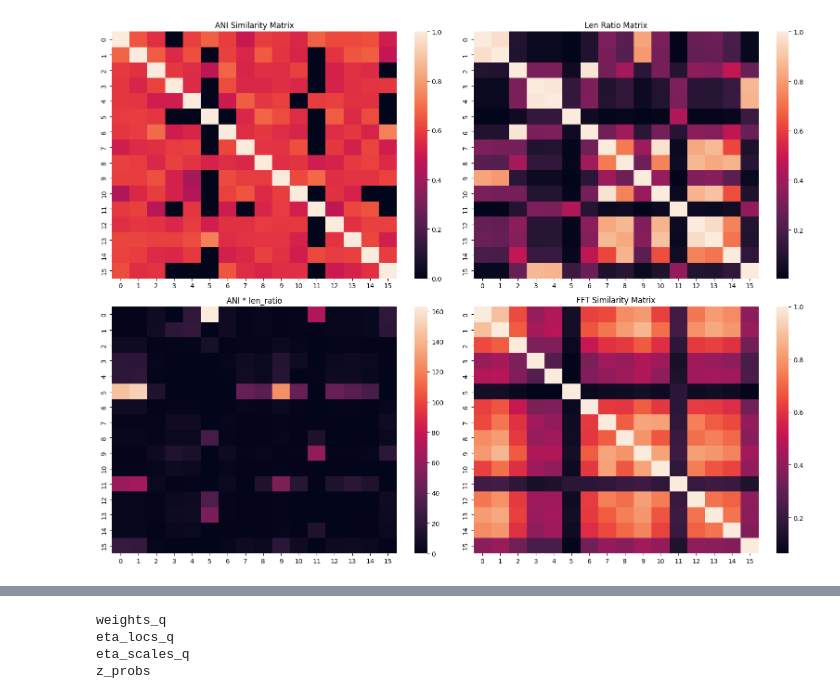
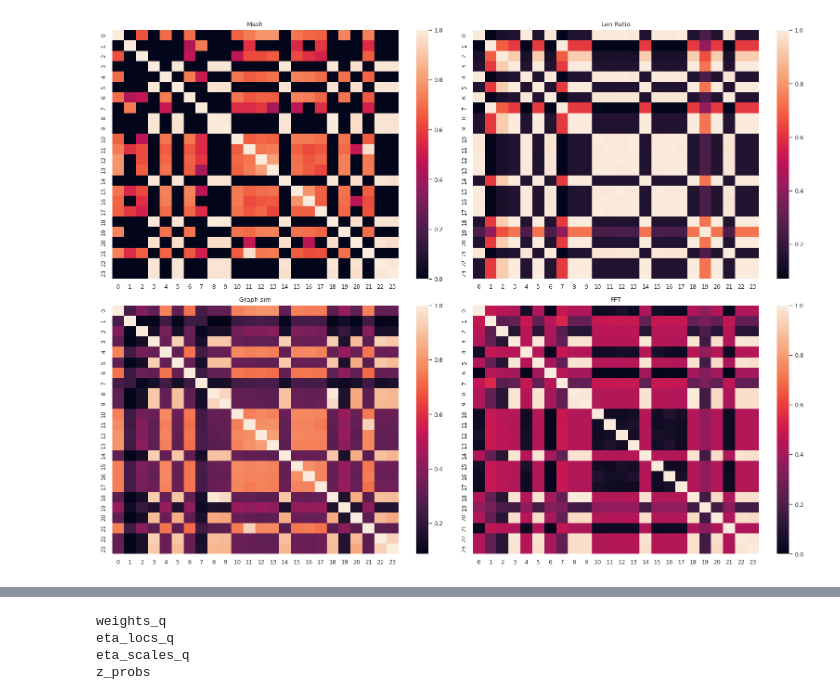
Before and after one commit to wgobrien/metagnn, a Jupyter notebook: notebooks/minimizer.ipynb, the cells around one changed output, grey strips where cells are left out. Cells and saved outputs as stored; diff of their text form; code cells hidden in the pictures.

```diff
--- a/notebooks/minimizer.ipynb
+++ b/notebooks/minimizer.ipynb
@@ -38,0 +60,3 @@ config = mg.tl.MetaGNNConfig(
+# %%
+vae = mg.tl.load_model()
+mg.pl.reconstruction(vae, sample_batch, (100,))
@@ -39,3 +70,4 @@ config = mg.tl.MetaGNNConfig(
 # %%
-config.num_epochs = 50
-mg.tl.train_metagnn("../data/combined.fasta", config)
+config.num_epochs=100
+config.save_interval = 1
+mg.tl.train_metagnn("../data/combined.fasta", config, run_id=vae.run_id)
@@ -56,0 +74,2 @@ mg.tl.train_metagnn("../data/combined.fasta", config)
+# %%
+vae = mg.tl.load_model()
@@ -57,6 +78,5 @@ mg.tl.train_metagnn("../data/combined.fasta", config)
 # %%
-dataset = mg.tl.MetagenomeDataset("../data/combined.fasta", config, train=True)
-dataset.train=True
+dataset = mg.tl.MetagenomeDataset("../data/combined.fasta", config)
 dataloader = DataLoader(
     dataset,
     batch_size=config.batch_size,
@@ -113,17 +221,17 @@ Pearson correlation between Length Ratio and FFT: r=0.504, p=4.331e-09
 # %%
-# sample_batch = next(iter(dataloader))
+sample_batch = next(iter(dataloader))
 
 fig, axes = plt.subplots(2, 2, figsize=(16, 12))
-sns.heatmap(sample_batch["ani_mtx"], ax=axes[0][0], cbar=True)
-sns.heatmap(sample_batch["wgt_mtx"], ax=axes[0][1], cbar=True)
-sns.heatmap(sample_batch["ani_mtx"]/sample_batch["wgt_mtx"], ax=axes[1][0], cbar=True)
+sns.heatmap(sample_batch["mash_mtx"], ax=axes[0][0], cbar=True)
+sns.heatmap(sample_batch["len_ratio"], ax=axes[0][1], cbar=True)
+sns.heatmap(sample_batch["graph_sim"], ax=axes[1][0], cbar=True)
 sns.heatmap(sample_batch["fft_mtx"], ax=axes[1][1], cbar=True)
 
-axes[0][0].set_title("ANI Similarity Matrix")
-axes[0][1].set_title("Len Ratio Matrix")
-axes[1][0].set_title("ANI * len_ratio")
-axes[1][1].set_title("FFT Similarity Matrix")
+axes[0][0].set_title("Mash")
+axes[0][1].set_title("Len Ratio")
+axes[1][0].set_title("Graph sim")
+axes[1][1].set_title("FFT")
 plt.tight_layout()
 plt.show()
 # %% [output]
-[figure, old version]
+[figure, new version]
```
Also changed, not shown: parts of 42 cells of this notebook, 15 other files.
